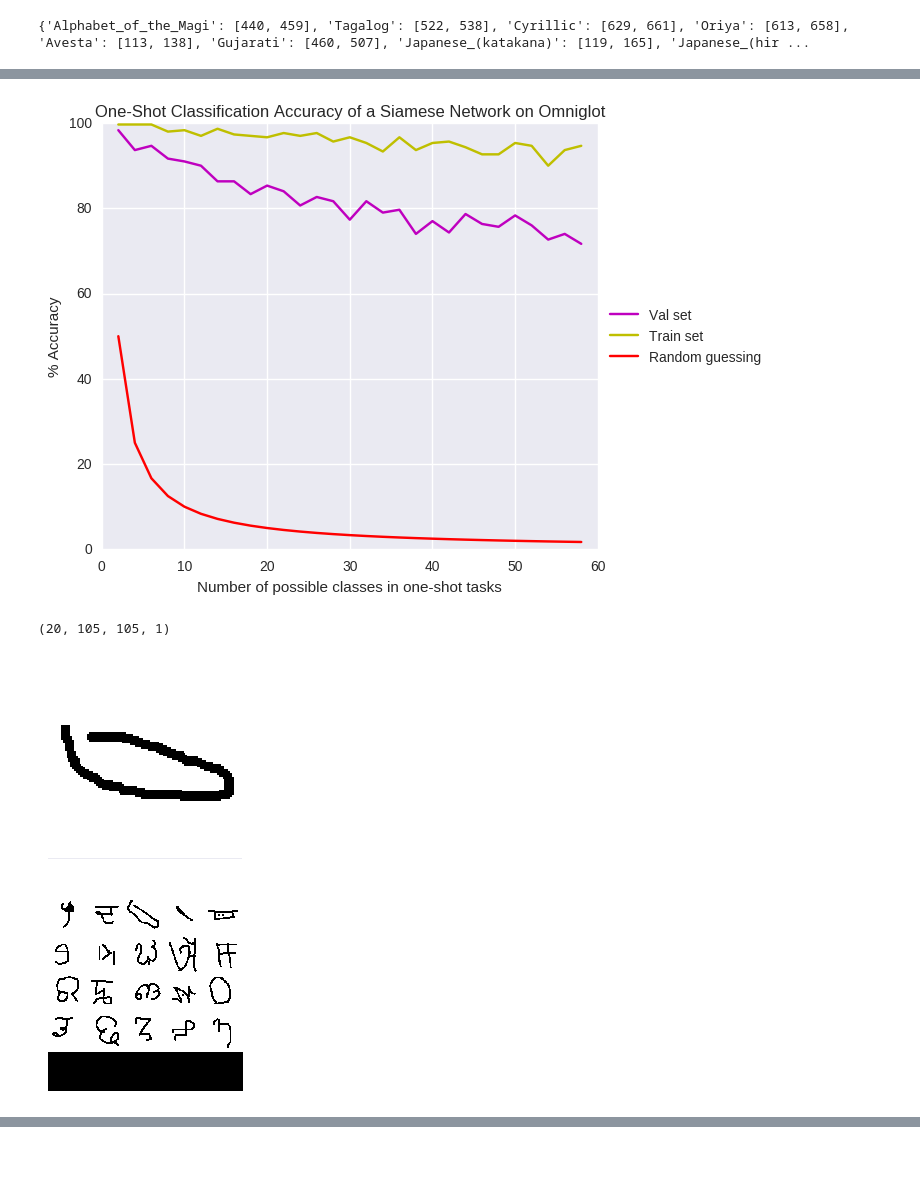
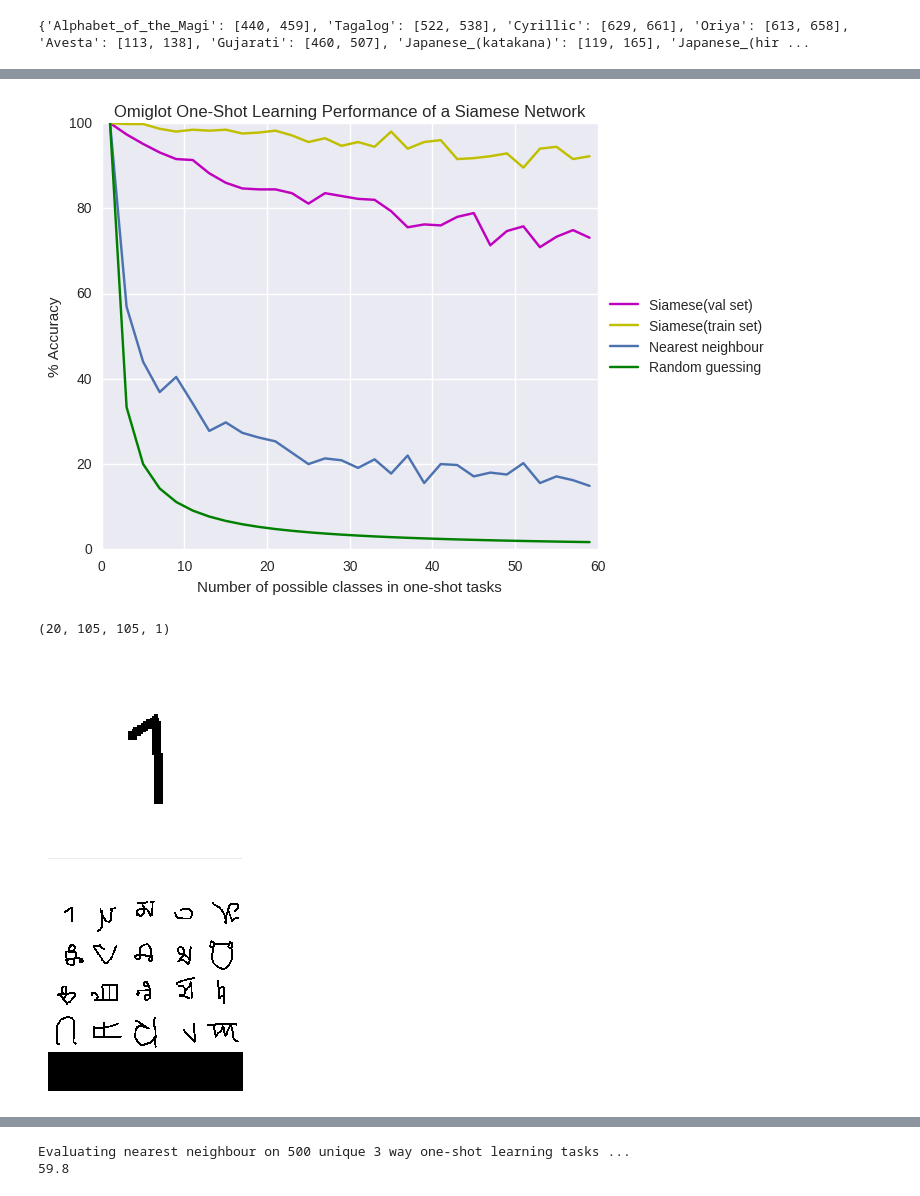
Before and after one commit to sorenbouma/keras-oneshot, a Jupyter notebook: SiameseNet.ipynb, the cells around one changed output, grey strips where cells are left out. Saved outputs shown, nothing was run; the diff lists cells and outputs as text; code cells hidden in the pictures; blank space fills up the shorter version.

```diff
--- a/SiameseNet.ipynb
+++ b/SiameseNet.ipynb
@@ -170,7 +177,7 @@ def plot_oneshot_task(pairs):
     plt.yticks([])
     plt.show()
 #example of a one-shot learning task
-pairs, targets = loader.make_oneshot_task(25)
+pairs, targets = loader.make_oneshot_task(25,"train","Hebrew")
 plot_oneshot_task(pairs)
 print(targets.reshape(5,5))
 # %% [output]
@@ -202,17 +204,41 @@ for i in range(1,0):
     if i % loss_every == 0:
         print("iteration {}, training loss: {:.2f},".format(i,loss))
 # %%
+def nearest_neighbour(pairs,targets):
+    L2_distances = np.zeros_like(targets)
+    for i in range(len(targets)):
+        L2_distances[i] = np.sum(np.sqrt(pairs[0][i]**2 - pairs[1][i]**2))
+    if np.argmin(L2_distances) == np.argmax(targets):
+        return 1
+    return 0
+
+
+def test_nn_accuracy(N_ways,n_trials,loader):
+    print("Evaluating nearest neighbour on {} unique {} way one-shot learning tasks ...".format(n_trials,N_ways))
+
+    n_right = 0
+
+    for i in range(n_trials):
+        pairs,targets = loader.make_oneshot_task(N_ways,"val")
+        correct = nearest_neighbour(pairs,targets)
+        n_right+= correct
+    return 100.0 * n_right / n_trials
+
+
 siamese_net.load_weights("/home/soren/keras-oneshot/weights")
 ways = np.arange(1,60,2)
-val_accs, train_accs = [],[]
+val_accs, train_accs,nn_accs = [],[],[]
 print("?")
+trials = 450
 for N in ways:
-    val_accs.append(loader.test_oneshot(siamese_net,N,300,"val",verbose=True))
-    train_accs.append(loader.test_oneshot(siamese_net,N,300,"train",verbose=True))
-
+    val_accs.append(loader.test_oneshot(siamese_net,N,trials,"val",verbose=True))
+    train_accs.append(loader.test_oneshot(siamese_net,N,trials,"train",verbose=True))
+    nn_accs.append(test_nn_accuracy(N,trials,loader))
 import seaborn as sns
 plt.plot(ways,val_accs,"m")
 plt.plot(ways,train_accs,"y")
+plt.plot(ways,nn_accs,"c")
+
 plt.plot(ways,100.0/ways,"r")
 plt.show()
 # %% [output]
@@ -237,22 +263,24 @@ Got an average of 94.6666666667% 58 way one-shot learning accuracy
 # %%
 fig,ax = plt.subplots(1)
-ax.plot(ways,val_accs,"m",label="Val set")
-ax.plot(ways,train_accs,"y",label="Train set")
-ax.plot(ways,100.0/ways,"r",label="Random guessing")
+ax.plot(ways,val_accs,"m",label="Siamese(val set)")
+ax.plot(ways,train_accs,"y",label="Siamese(train set)")
+plt.plot(ways,nn_accs,label="Nearest neighbour")
+
+ax.plot(ways,100.0/ways,"g",label="Random guessing")
 plt.xlabel("Number of possible classes in one-shot tasks")
 plt.ylabel("% Accuracy")
-plt.title("One-Shot Classification Accuracy of a Siamese Network on Omniglot")
+plt.title("Omiglot One-Shot Learning Performance of a Siamese Network")
 box = ax.get_position()
 ax.set_position([box.x0, box.y0, box.width * 0.8, box.height])
 ax.legend(loc='center left', bbox_to_anchor=(1, 0.5))
 inputs,targets = loader.make_oneshot_task(20,"val")
 plt.show()
 
 print(inputs[0].shape)
 plot_oneshot_task(inputs)
 p=siamese_net.predict(inputs)
 print(p)
 # %% [output]
-[figure, old version]
+[figure, new version]
 (20, 105, 105, 1)
-[figure, old version]
+[figure, new version]
@@ -283,0 +307,7 @@ def nearest_neighbour(pairs,targets):
+# %%
+
+a=test_nn_accuracy(3,500,loader)
+print(a)
+# %% [output]
+Evaluating nearest neighbour on 500 unique 3 way one-shot learning tasks ...
+59.8
```
Also changed, not shown: parts of 7 cells of this notebook.
